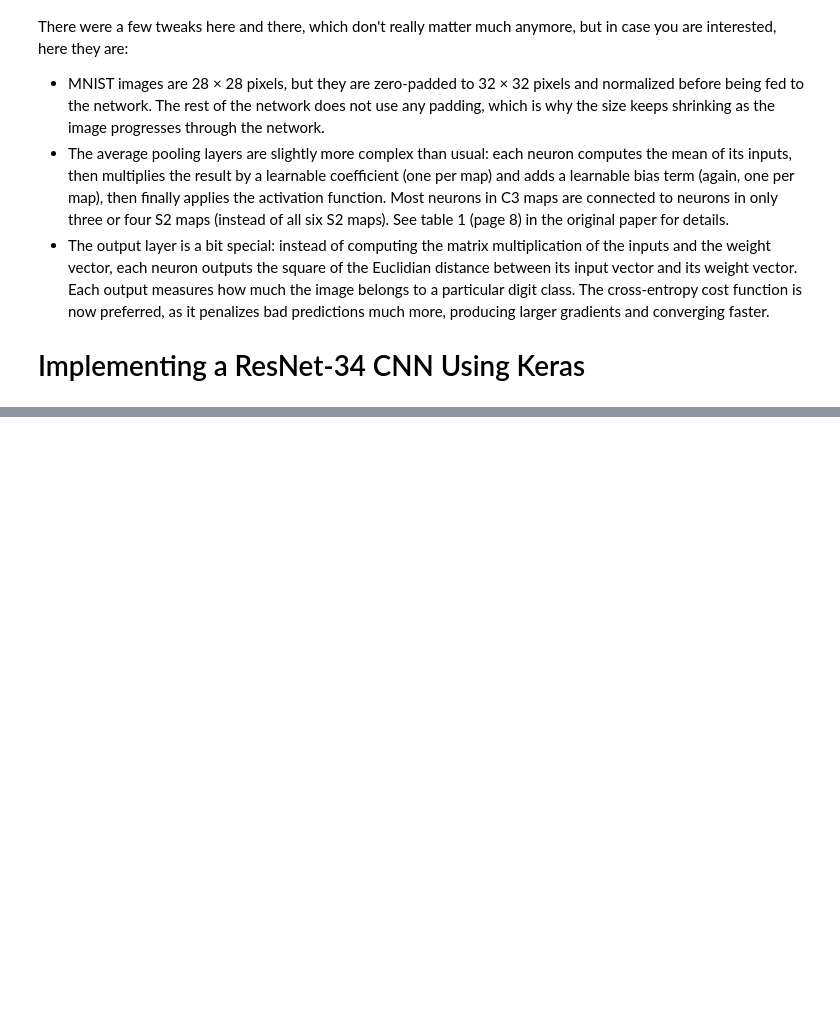
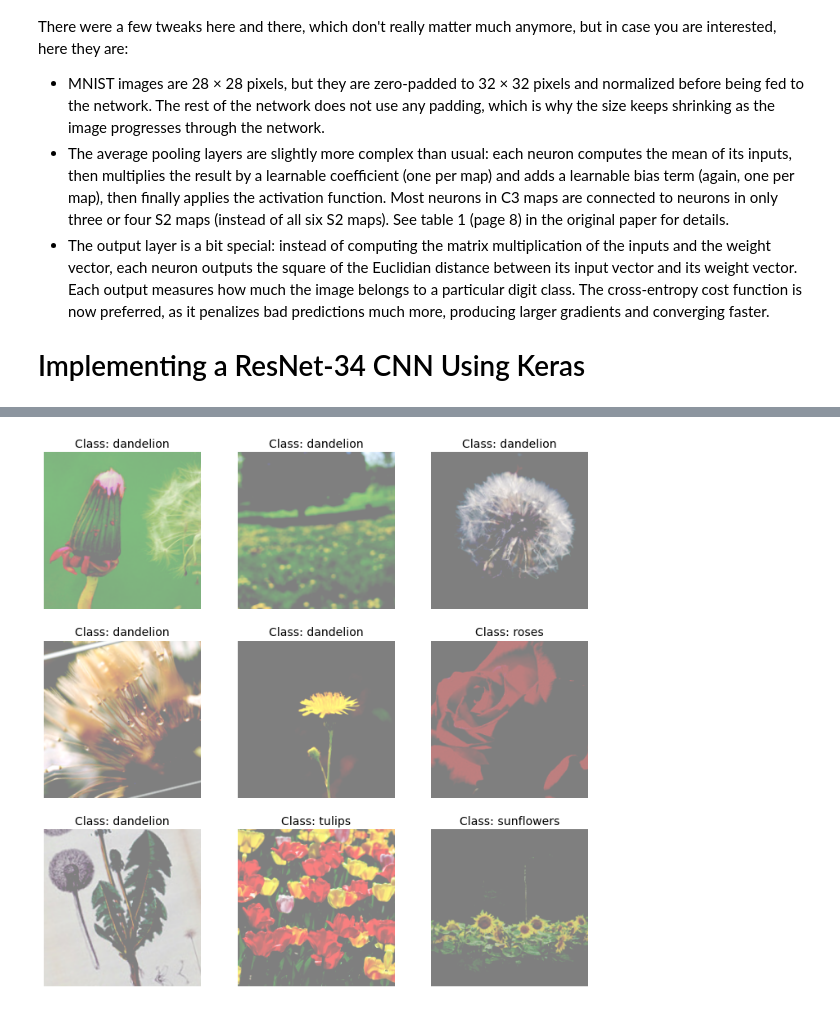
Before and after one commit to FaustoJuarez/Data-Science-Journey, a Jupyter notebook: Deep_Computer_Vision_Using_Convolutian_Neural_Networks.ipynb, the cells around one changed output, grey strips where cells are left out. Saved outputs shown, nothing was run; the diff lists cells and outputs as text; code cells hidden in the pictures; blank space fills up the shorter version.

```diff
--- a/Deep_Computer_Vision_Using_Convolutian_Neural_Networks.ipynb
+++ b/Deep_Computer_Vision_Using_Convolutian_Neural_Networks.ipynb
@@ -409,0 +516,21 @@ Epoch 10/10
+# %%
+data_augmentation = tf.keras.Sequential([
+    tf.keras.layers.RandomFlip(mode="horizontal", seed=42),
+    tf.keras.layers.RandomRotation(factor=0.05, seed=42),
+    tf.keras.layers.RandomContrast(factor=0.2, seed=42)
+])
+# %%
+plt.figure(figsize=(12, 12))
+for X_batch, y_batch in valid_set.take(1):
+    X_batch_augmented = data_augmentation(X_batch, training=True)
+    for index in range(9):
+        plt.subplot(3, 3, index + 1)
+        # We must rescale the images to the 0-1 range for imshow(), and also
+        # clip the result to that range, because data augmentation may
+        # make some values go out of bounds (e.g., RandomContrast in this case).
+        plt.imshow(np.clip((X_batch_augmented[index] + 1) / 2, 0, 1))
+        plt.title(f"Class: {class_names[y_batch[index]]}")
+        plt.axis("off")
+
+plt.show()
+# %% [output]
@@ -409,0 +554 @@ Epoch 10/10
+[figure, added]
```
Also changed, not shown: parts of 27 cells of this notebook.
